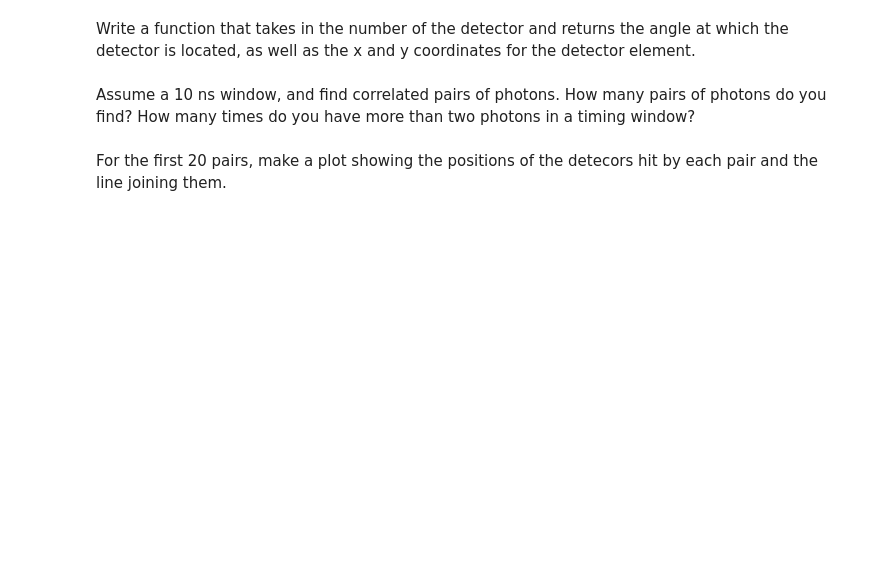
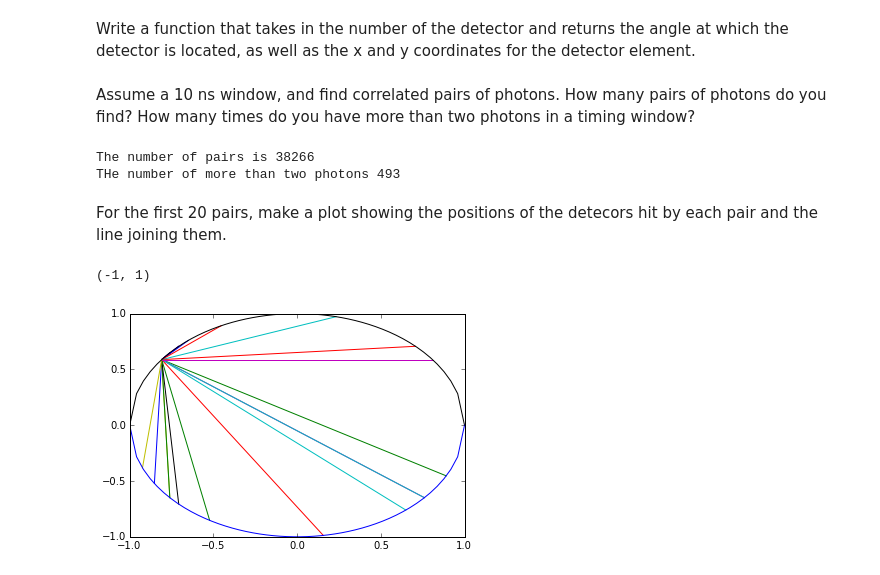
Before and after one commit to mattbellis/Siena_College_Physics_Jess_Muenkel, a Jupyter notebook: medical_physics/analyze_PET_scan_data.ipynb, the cells around one changed output. Drawn from its saved outputs; the diff is of its cells as text; code cells hidden in the pictures; blank space fills up the shorter version.

```diff
--- a/medical_physics/analyze_PET_scan_data.ipynb
+++ b/medical_physics/analyze_PET_scan_data.ipynb
@@ -30,2 +45,22 @@ Assume a 10 ns window, and find correlated pairs of photons. How many pairs of p
+# %%
+pairs1=[]
+pairs2=[]
+more_than_two=0
+t=500
+for i in range(0,t):
+    for j in range(i+1,t):
+        if abs(time[i]-time[j])<=10:
+            pairs1.append(i)
+            pairs2.append(j)
+    if pairs1.count(i)>1:
+        more_than_two=more_than_two+1
+
+print "The number of pairs is "+str(len(pairs1))
+print "THe number of more than two photons "+str(more_than_two)
+#print pairs1
+#print pairs2
+# %% [output]
+The number of pairs is 38266
+THe number of more than two photons 493
 # %% [markdown]
 For the first 20 pairs, make a plot showing the positions of the detecors hit by each pair and the line joining them.
@@ -33,0 +67,19 @@ For the first 20 pairs, make a plot showing the positions of the detecors hit by
+# %%
+for i in range(0,20):
+    plt.plot([x[pairs1[i]],x[pairs2[i]]],[y[pairs1[i]],y[pairs2[i]]])
+
+
+z=np.linspace(-1.,1.,50)
+b1=[]
+b2=[]
+for i in z:
+    b1.append(math.sqrt(1-i**2))
+    b2.append(-math.sqrt(1-i**2))
+plt.plot(z,b1)
+plt.plot(z,b2)
+
+plt.ylim(-1,1)
+plt.xlim(-1,1)
+# %% [output]
+(-1, 1)
+[figure, added]
```
Also changed, not shown: parts of 7 cells of this notebook, 2 other files.
